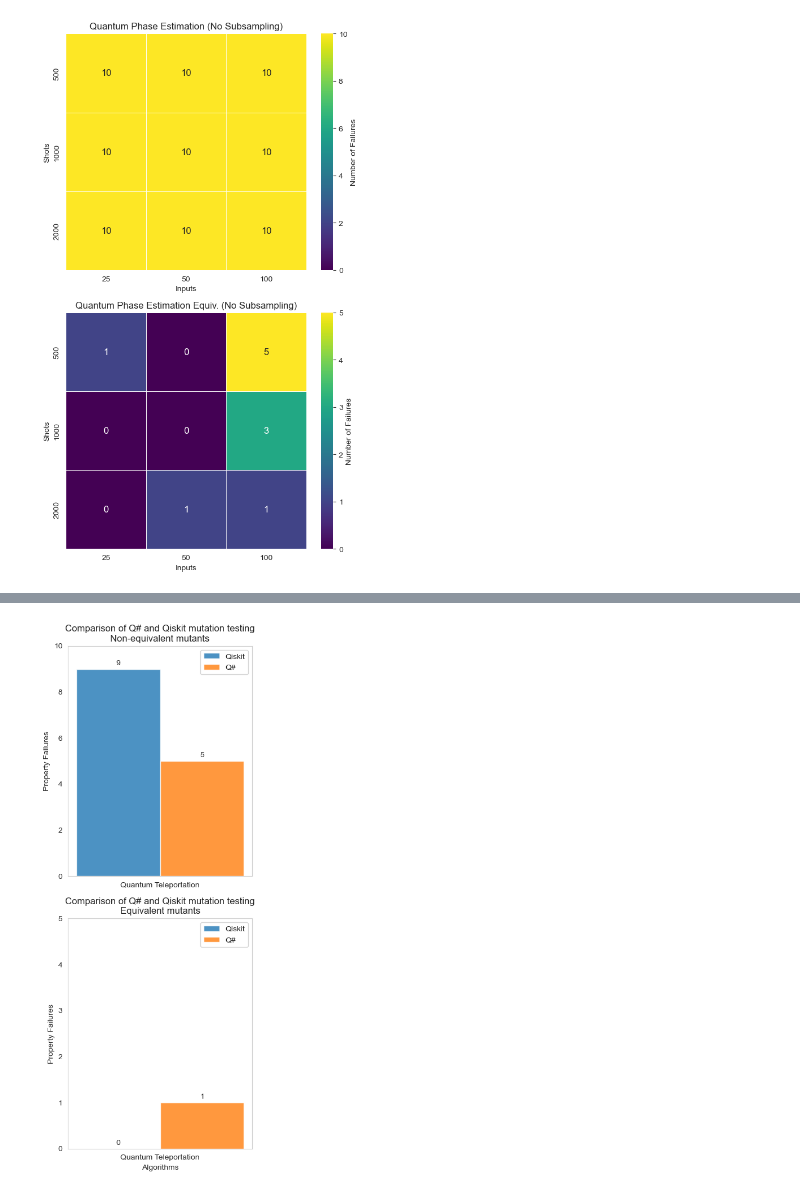
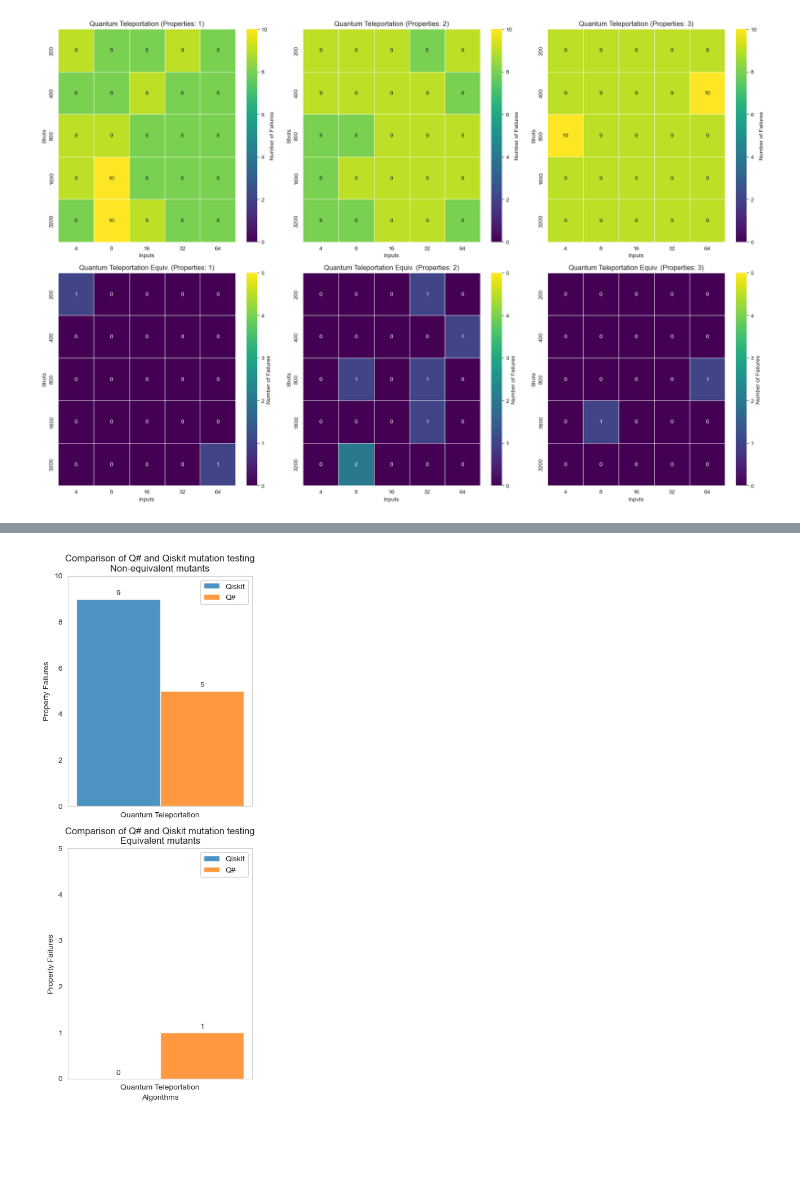
Before and after one commit to GabrielPontolillo/qucheck, a Jupyter notebook: case_studies/results_visualisation.ipynb, the cells around one changed output, grey strips where cells are left out. Cells and saved outputs as stored; diff of their text form; code cells hidden in the pictures; blank space fills up the shorter version.

Commit message:
modified mutation testing to vary the number of properties evaluated, also caused the subfiles to merge for each different experimental setup, and modified the heatmaps to contain all results

```diff
--- a/case_studies/results_visualisation.ipynb
+++ b/case_studies/results_visualisation.ipynb
@@ -146,4 +15,5 @@ plot_failures(gr_df, "Grover's Algorithm", do_subsample=False)
-# %%
-plot_failures(phase_df, "Quantum Phase Estimation", do_subsample=False)
-# %% [output]
-[figure, removed]
+# %%
+def read_merged_data_to_dataframe(algorithm_name):
+    # Define the directory where the CSV files are stored
+    filename = f"mutation_test_results/{algorithm_name}/{algorithm_name}_merged_results.csv"
+    return pd.read_csv(filename)
@@ -150,3 +23,46 @@ plot_failures(phase_df, "Quantum Phase Estimation", do_subsample=False)
+# %%
+def plot_failures(df, algorithm_name):
+    df_non_equivalent = df[df['Mutant Name'].str.contains('_m')]
+    df_equivalent = df[df['Mutant Name'].str.contains('_em')]
+
+    # Create a figure with 2 rows and 3 columns
+    fig, axes = plt.subplots(2, 3, figsize=(18, 12))
+
+    # viridis or magma
+    palette = sns.color_palette("viridis", as_cmap=True)
+
+    # Plot heatmaps for non-equivalent mutants
+    for i, num_properties in enumerate([1, 2, 3]):
+        df_subset = df_non_equivalent[df_non_equivalent['Number of Properties'] == num_properties]
+        failure_rate = df_subset.groupby(["Number of Measurements", "Number of Inputs"])['Result'].apply(lambda x: (x == 'Fail').sum()).unstack()
+
+        sns.heatmap(failure_rate, annot=True, cmap=palette, ax=axes[0, i], fmt='d',
+                    linewidth=0.5, vmin=0, vmax=10, cbar_kws={'label': 'Number of Failures'},
+                    annot_kws={"size": 10})
+        axes[0, i].set_title(f'{algorithm_name} (Properties: {num_properties})')
+        axes[0, i].set_xlabel('Inputs')
+        axes[0, i].set_ylabel('Shots')
+
+    # Plot heatmaps for equivalent mutants
+    for i, num_properties in enumerate([1, 2, 3]):
+        df_subset = df_equivalent[df_equivalent['Number of Properties'] == num_properties]
+        pass_rate = df_subset.groupby(["Number of Measurements", "Number of Inputs"])['Result'].apply(lambda x: (x == 'Fail').sum()).unstack()
+
+        sns.heatmap(pass_rate, annot=True, cmap=palette, ax=axes[1, i], fmt='d',
+                    linewidth=0.5, vmin=0, vmax=5, cbar_kws={'label': 'Number of Failures'},
+                    annot_kws={"size": 10})
+        axes[1, i].set_title(f'{algorithm_name} Equiv. (Properties: {num_properties})')
+        axes[1, i].set_xlabel('Inputs')
+        axes[1, i].set_ylabel('Shots')
+
+    plt.tight_layout()
+    # plt.savefig(f"{algorithm_name}_failures_heatmap.png", dpi=300, bbox_inches='tight')
+    plt.show()
+    # plt.close()
+
+plot_failures(qt_df, "Quantum Teleportation")
+# %% [output]
+[figure, added]
 # %%
 plot_failures(dj_df, "Deutsch-Jozsa")
 # %% [output]
```
Also changed, not shown: parts of 18 cells of this notebook, 5 other files.
